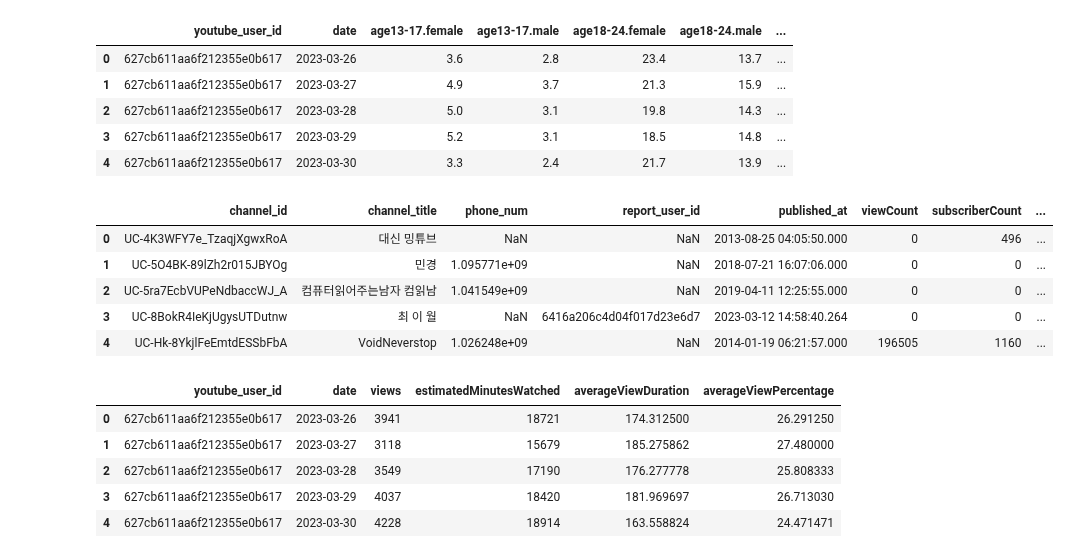
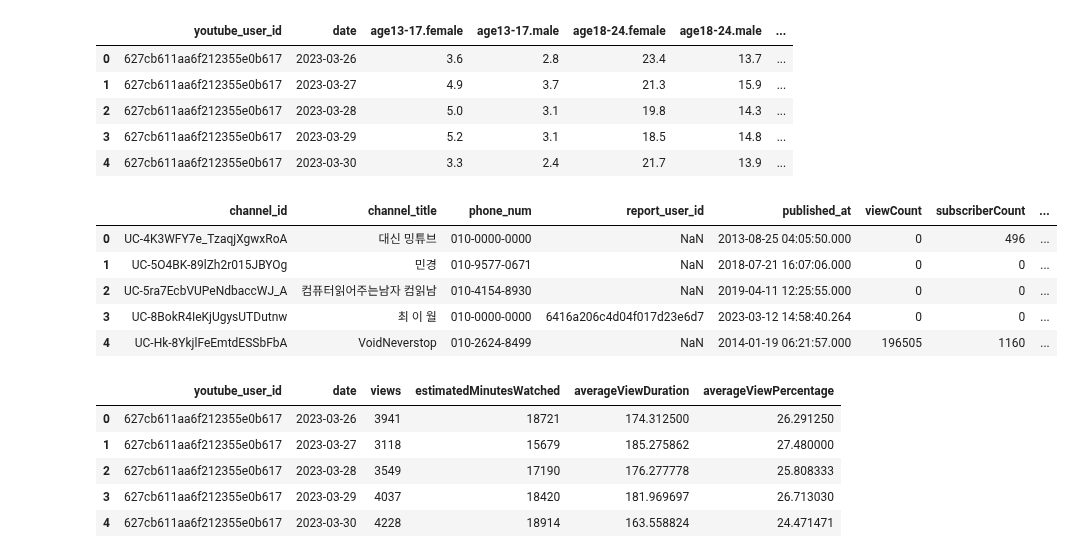
Before and after one commit to kkwann/awake, a Jupyter notebook: MongoDB_connection.ipynb, the cells around one changed output. Cells and saved outputs as stored; diff of their text form; code cells hidden in the pictures.

```diff
--- a/MongoDB_connection.ipynb
+++ b/MongoDB_connection.ipynb
@@ -850,15 +843,31 @@ youtube_channel_demographics.head()
 | 2 | 627cb611aa6f212355e0b617 | 2023-03-28 | 5.0 | 3.1 | 19.8 | 14.3 | ... |
 | 3 | 627cb611aa6f212355e0b617 | 2023-03-29 | 5.2 | 3.1 | 18.5 | 14.8 | ... |
 | 4 | 627cb611aa6f212355e0b617 | 2023-03-30 | 3.3 | 2.4 | 21.7 | 13.9 | ... |
-# %%
-youtube_users.head()
-# %% [output]
-|  | channel_id | channel_title | phone_num | report_user_id | published_at | viewCount | subscriberCount | ... |
-| 0 | UC-4K3WFY7e_TzaqjXgwxRoA | 대신 밍튜브 | NaN | NaN | 2013-08-25 04:05:50.000 | 0 | 496 | ... |
-| 1 | UC-5O4BK-89lZh2r015JBYOg | 민경 | 1.095771e+09 | NaN | 2018-07-21 16:07:06.000 | 0 | 0 | ... |
-| 2 | UC-5ra7EcbVUPeNdbaccWJ_A | 컴퓨터읽어주는남자 컴읽남 | 1.041549e+09 | NaN | 2019-04-11 12:25:55.000 | 0 | 0 | ... |
-| 3 | UC-8BokR4IeKjUgysUTDutnw | 최 이 월 | NaN | 6416a206c4d04f017d23e6d7 | 2023-03-12 14:58:40.264 | 0 | 0 | ... |
-| 4 | UC-Hk-8YkjlFeEmtdESSbFbA | VoidNeverstop | 1.026248e+09 | NaN | 2014-01-19 06:21:57.000 | 196505 | 1160 | ... |
+# %%
+# 핸드폰 번호 형식으로 변환하는 함수
+def format_phone_number(x):
+    if pd.isna(x):
+        return "010-0000-0000"  # NaN 값을 기본 전화번호 형식으로 대체
+    else:
+        # 숫자를 정수로 변환한 후 문자열로 변환
+        phone_str = str(int(x))
+        phone_format = '0' + phone_str
+
+        phone_format = phone_format[:3] + '-' + phone_format[3:7]+ '-' + phone_format[7:]
+
+
+        # 3-3-4 형식으로 포맷팅 (예: 010-1234-5678)
+        return phone_format
+
+youtube_users['phone_num'] = youtube_users['phone_num'].apply(format_phone_number)
+youtube_users.head()
+# %% [output]
+|  | channel_id | channel_title | phone_num | report_user_id | published_at | viewCount | subscriberCount | ... |
+| 0 | UC-4K3WFY7e_TzaqjXgwxRoA | 대신 밍튜브 | 010-0000-0000 | NaN | 2013-08-25 04:05:50.000 | 0 | 496 | ... |
+| 1 | UC-5O4BK-89lZh2r015JBYOg | 민경 | 010-9577-0671 | NaN | 2018-07-21 16:07:06.000 | 0 | 0 | ... |
+| 2 | UC-5ra7EcbVUPeNdbaccWJ_A | 컴퓨터읽어주는남자 컴읽남 | 010-4154-8930 | NaN | 2019-04-11 12:25:55.000 | 0 | 0 | ... |
+| 3 | UC-8BokR4IeKjUgysUTDutnw | 최 이 월 | 010-0000-0000 | 6416a206c4d04f017d23e6d7 | 2023-03-12 14:58:40.264 | 0 | 0 | ... |
+| 4 | UC-Hk-8YkjlFeEmtdESSbFbA | VoidNeverstop | 010-2624-8499 | NaN | 2014-01-19 06:21:57.000 | 196505 | 1160 | ... |
 # %%
 youtube_channel_locations = youtube_channel_locations.rename(columns={'end_date':'date'})
 youtube_channel_locations.head()
```
Also changed, not shown: parts of 17 cells of this notebook.
